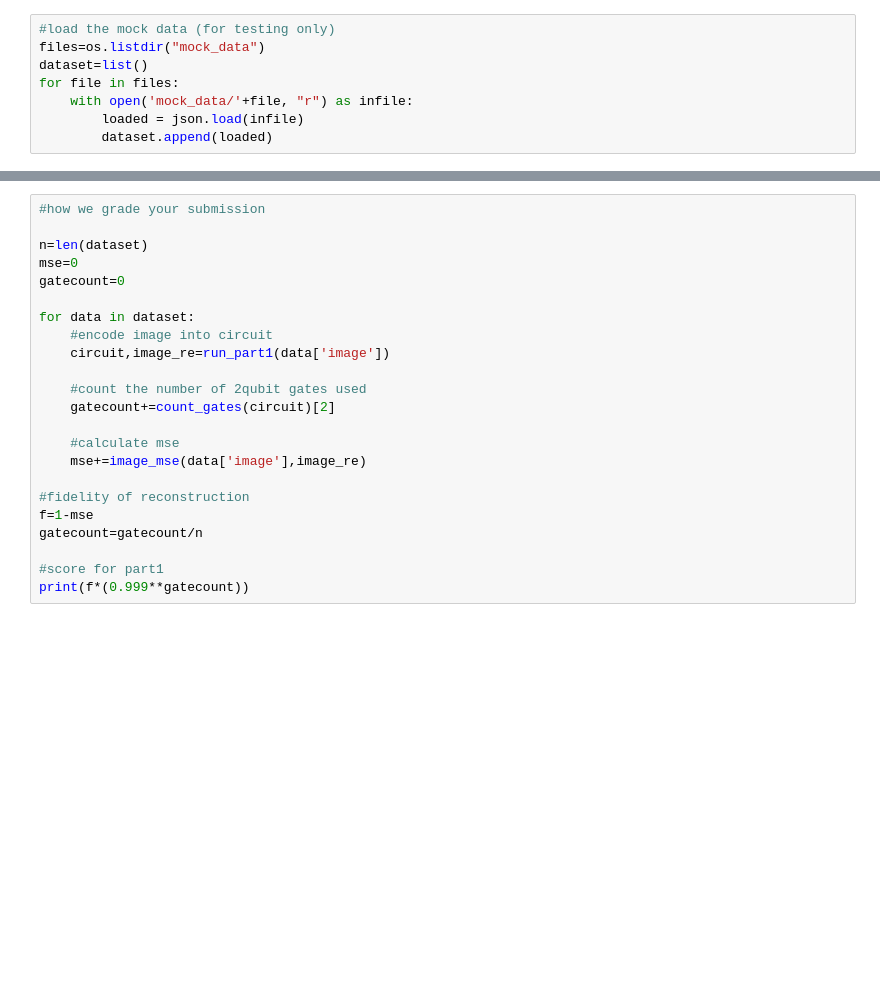
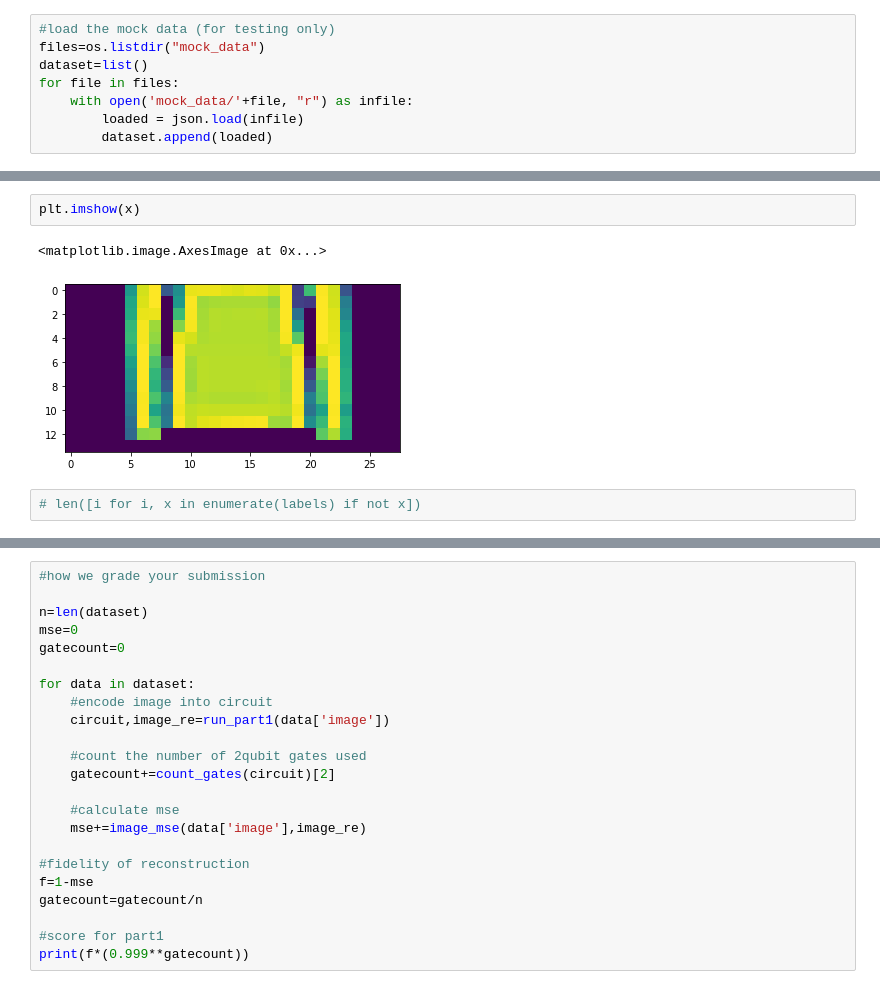
Before and after one commit to iQuHACK/2023_IonQ_Remote, a Jupyter notebook: part1_example_qiskit.ipynb, the cells around one changed output, grey strips where cells are left out. Cells and saved outputs as stored; diff of their text form; blank space fills up the shorter version.

```diff
--- a/part1_example_qiskit.ipynb
+++ b/part1_example_qiskit.ipynb
@@ -81,0 +130,7 @@ plt.imshow(images[1100])
+# %%
+plt.imshow(x)
+# %% [output]
+<matplotlib.image.AxesImage at 0x...>
+[figure, added]
+# %%
+# len([i for i, x in enumerate(labels) if not x])
```
Also changed, not shown: parts of 24 cells of this notebook, 4 other files.
